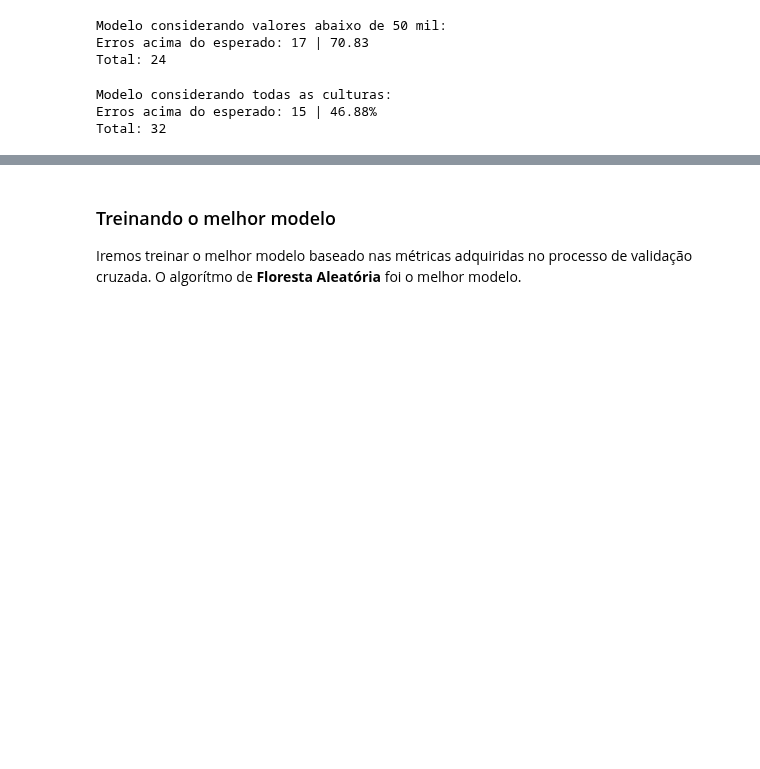
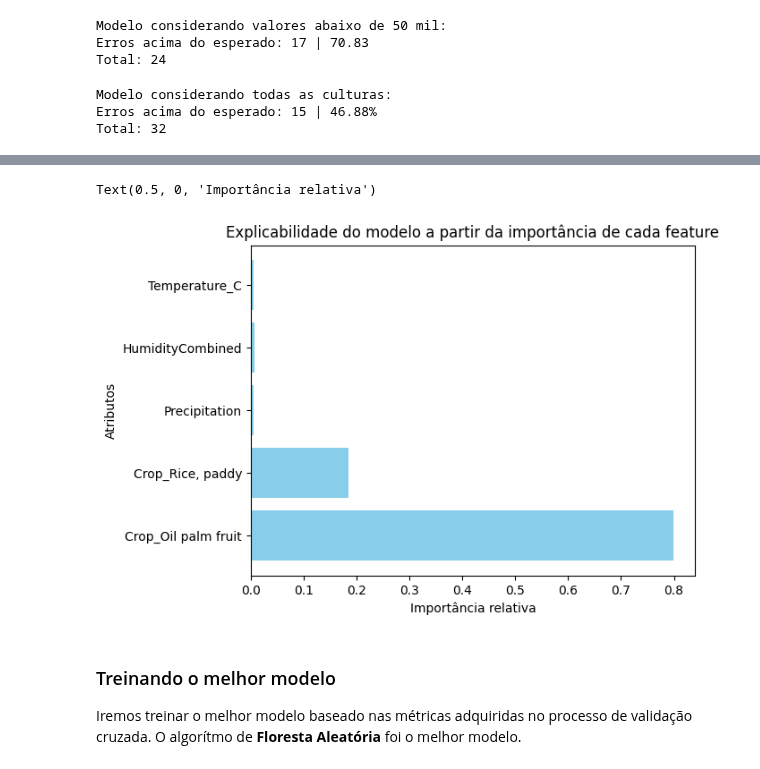
Before and after one commit to DiogoBotton/Machine_Learning_Training_Learn, a Jupyter notebook: Regressao_Linear/FIAP/Atividade_Fase5/02_regression_model.ipynb, the cells around one changed output, grey strips where cells are left out. Drawn from its saved outputs; the diff is of its cells as text; code cells hidden in the pictures; blank space fills up the shorter version.

```diff
--- a/Regressao_Linear/FIAP/Atividade_Fase5/02_regression_model.ipynb
+++ b/Regressao_Linear/FIAP/Atividade_Fase5/02_regression_model.ipynb
@@ -660,3 +664,11 @@ Total: 32
+# %%
+plt.barh(y=X.columns, width=model_rf.feature_importances_, color='skyblue')
+plt.title('Explicabilidade do modelo a partir da importância de cada feature')
+plt.ylabel('Atributos')
+plt.xlabel('Importância relativa')
+# %% [output]
+Text(0.5, 0, 'Importância relativa')
+[figure, added]
 # %% [markdown]
 ### Treinando o melhor modelo
 
```
Also changed, not shown: parts of 8 cells of this notebook, 2 other files.
